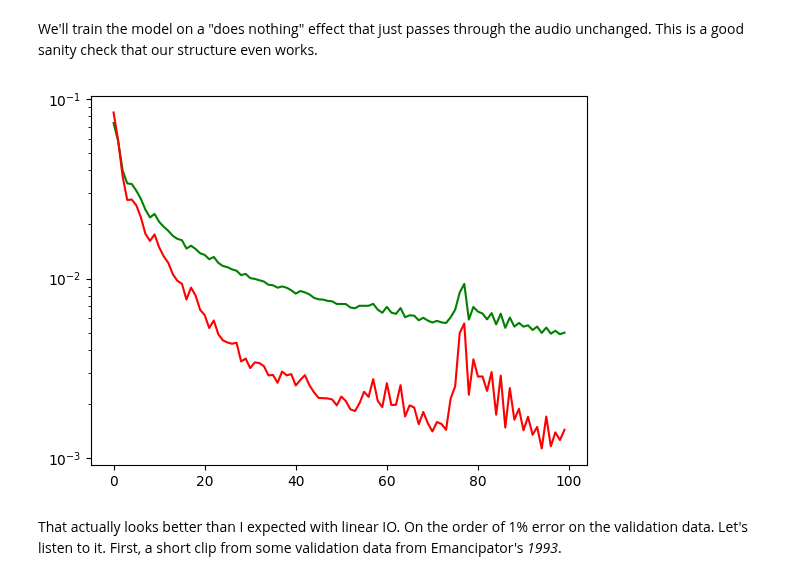
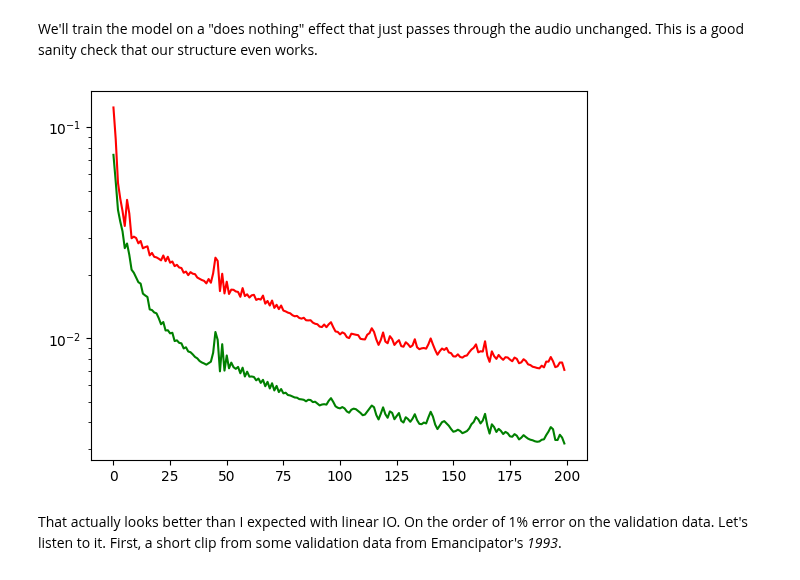
Before and after one commit to wyager/audiofx, a Jupyter notebook: audiofx.ipynb, the cells around one changed output. Cells and saved outputs as stored; diff of their text form; code cells hidden in the pictures.

```diff
--- a/audiofx.ipynb
+++ b/audiofx.ipynb
@@ -284,7 +284,7 @@ batch_size = 1024*16
 
 weight_norm = 1.0/np.sqrt(inner_layer_size)
 
-def train(examples : Tuple[np.ndarray, np.ndarray]) -> Model:
+def train(examples : Tuple[np.ndarray, np.ndarray], epoch_count : int = 100) -> Model:
     """
     Train a model on the given input/output examples
 
@@ -320,7 +320,7 @@ def train(examples : Tuple[np.ndarray, np.ndarray]) -> Model:
     # Automatically adjusts learning rate for each param, uses momentum, etc.
     optimizer = torch.optim.Adam([input_layer, input_biases] + inner_layers + inner_biases + [output_layer, output_bias], lr=0.001)
     # Run a bunch of optimization steps
-    for epoch in range(100):
+    for epoch in range(epoch_count):
         # Shuffle the training inputs
         num_training_samps, _ = inputs.shape
         epoch_indices = torch.randperm(num_training_samps)
@@ -372,16 +372,16 @@ We'll train the model on a "does nothing" effect that just passes through the au
 # %%
 context_window = 128
 slices_per_pair = 1024*8
 
 # Do nothing to the audio.
 # For now we're just learning how to pass audio through unchanged
 passthru_data = generate_slices_from_pairs([(dry, dry) for dry in dry_audio],
                                            context_window,
                                            slices_per_pair)
 
-clean_model = train(passthru_data)
+clean_model = train(passthru_data, epoch_count = 200)
 # %% [output]
-[figure, old version]
+[figure, new version]
 # %% [markdown]
 That actually looks better than I expected with linear IO. On the order of 1% error on the validation data. Let's listen to it. First, a short clip from some validation data from Emancipator's *1993*.
 # %%
```
Also changed, not shown: parts of 4 cells of this notebook.
